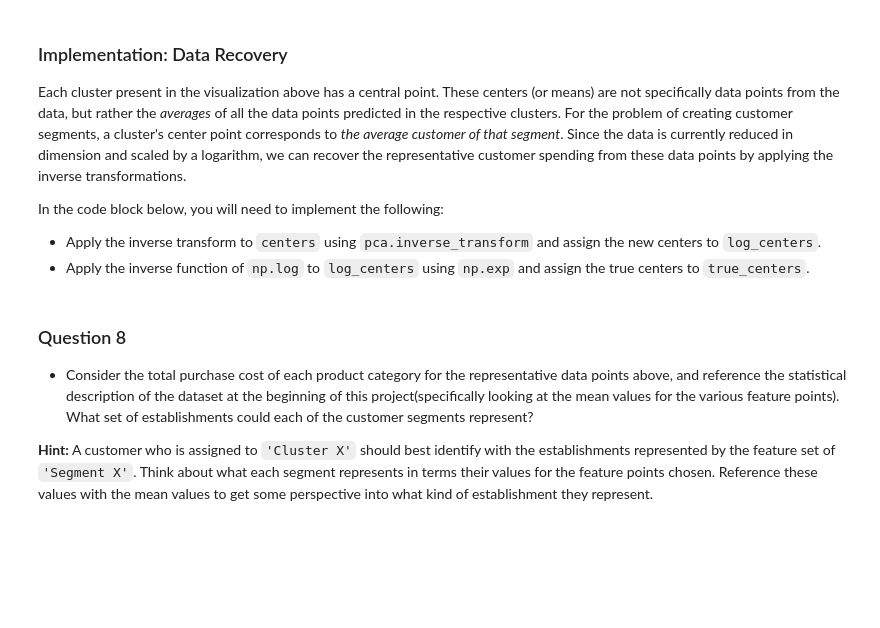
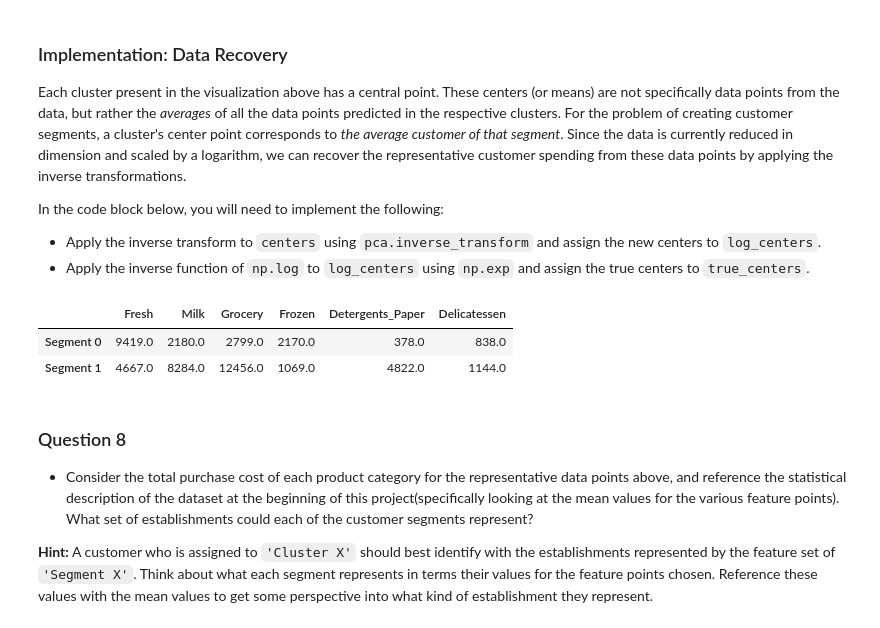
Before and after one commit to pexea12/machine-learning, a Jupyter notebook: customer_segments/customer_segments.ipynb, the cells around one changed output. Cells and saved outputs as stored; diff of their text form; code cells hidden in the pictures; blank space fills up the shorter version.

Commit message:
feat(customer-segments): finish question 3

```diff
--- a/customer_segments/customer_segments.ipynb
+++ b/customer_segments/customer_segments.ipynb
@@ -532,13 +612,13 @@ In the code block below, you will need to implement the following:
  - Apply a PCA transformation of `log_samples` using `pca.transform`, and assign the results to `pca_samples`.
 # %%
 # TODO: Apply PCA by fitting the good data with only two dimensions
-pca = None
+pca = PCA(n_components=2, random_state=18)
 
 # TODO: Transform the good data using the PCA fit above
-reduced_data = None
+reduced_data = pca.fit_transform(good_data)
 
 # TODO: Transform log_samples using the PCA fit above
-pca_samples = None
+pca_samples = pca.transform(log_samples)
 
 # Create a DataFrame for the reduced data
 reduced_data = pd.DataFrame(reduced_data, columns = ['Dimension 1', 'Dimension 2'])
@@ -589,0 +708,19 @@ In the code block below, you will need to implement the following:
+# %%
+from sklearn.mixture import GaussianMixture
+from sklearn.metrics import silhouette_score
+
+max_score = 0
+selected_i = None
+
+for i in range(2, 11):
+    cls = GaussianMixture(n_components=i)
+    cls.fit(reduced_data)
+    preds = cls.predict(reduced_data)
+    score = silhouette_score(reduced_data, preds)
+    print i, score
+
+    if score > max_score:
+        max_score = score
+        selected_i = i
+
+print 'Selected', selected_i, max_score
@@ -590,15 +738,18 @@ In the code block below, you will need to implement the following:
 # %%
 # TODO: Apply your clustering algorithm of choice to the reduced data
-clusterer = None
+clusterer = GaussianMixture(n_components=2)
+clusterer.fit(reduced_data)
 
 # TODO: Predict the cluster for each data point
-preds = None
+preds = clusterer.predict(reduced_data)
 
 # TODO: Find the cluster centers
-centers = None
+centers = clusterer.means_
 
 # TODO: Predict the cluster for each transformed sample data point
-sample_preds = None
+sample_preds = clusterer.predict(pca_samples)
 
 # TODO: Calculate the mean silhouette coefficient for the number of clusters chosen
-score = None
+score = silhouette_score(reduced_data, preds)
+
+print score
@@ -624,16 +794,20 @@ In the code block below, you will need to implement the following:
  - Apply the inverse function of `np.log` to `log_centers` using `np.exp` and assign the true centers to `true_centers`.
 # %%
 # TODO: Inverse transform the centers
-log_centers = None
+log_centers = pca.inverse_transform(centers)
 
 # TODO: Exponentiate the centers
-true_centers = None
+true_centers = np.exp(log_centers)
 
 # Display the true centers
 segments = ['Segment {}'.format(i) for i in range(0,len(centers))]
 true_centers = pd.DataFrame(np.round(true_centers), columns = data.keys())
 true_centers.index = segments
 display(true_centers)
+# %% [output]
+|  | Fresh | Milk | Grocery | Frozen | Detergents_Paper | Delicatessen |
+| Segment 0 | 9419.0 | 2180.0 | 2799.0 | 2170.0 | 378.0 | 838.0 |
+| Segment 1 | 4667.0 | 8284.0 | 12456.0 | 1069.0 | 4822.0 | 1144.0 |
 # %% [markdown]
 ### Question 8
 
```
Also changed, not shown: parts of 38 cells of this notebook.
